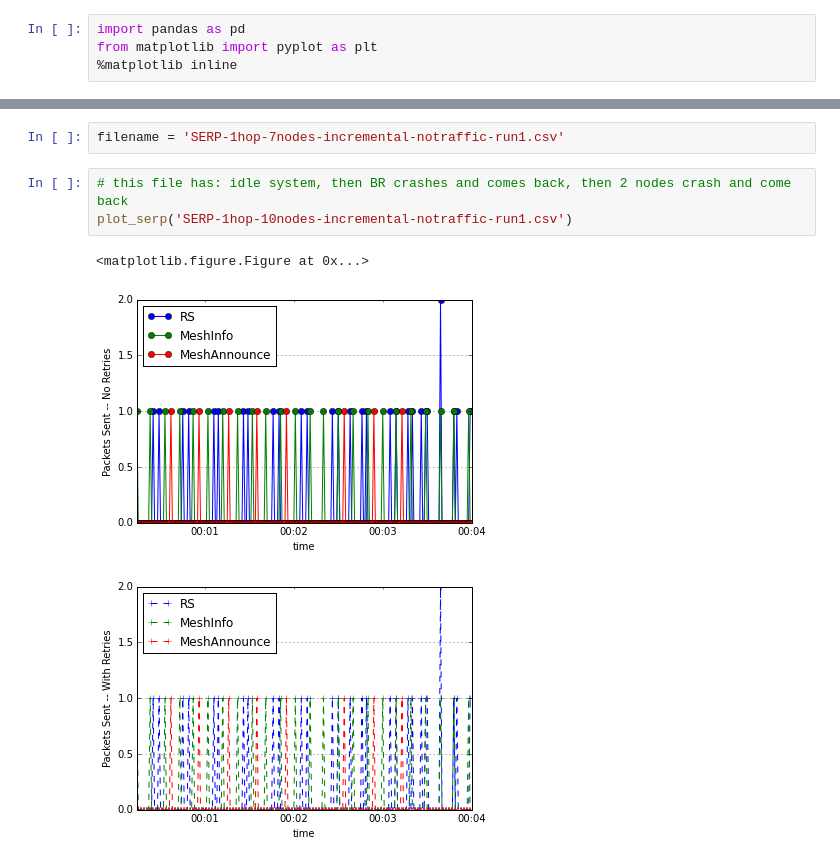
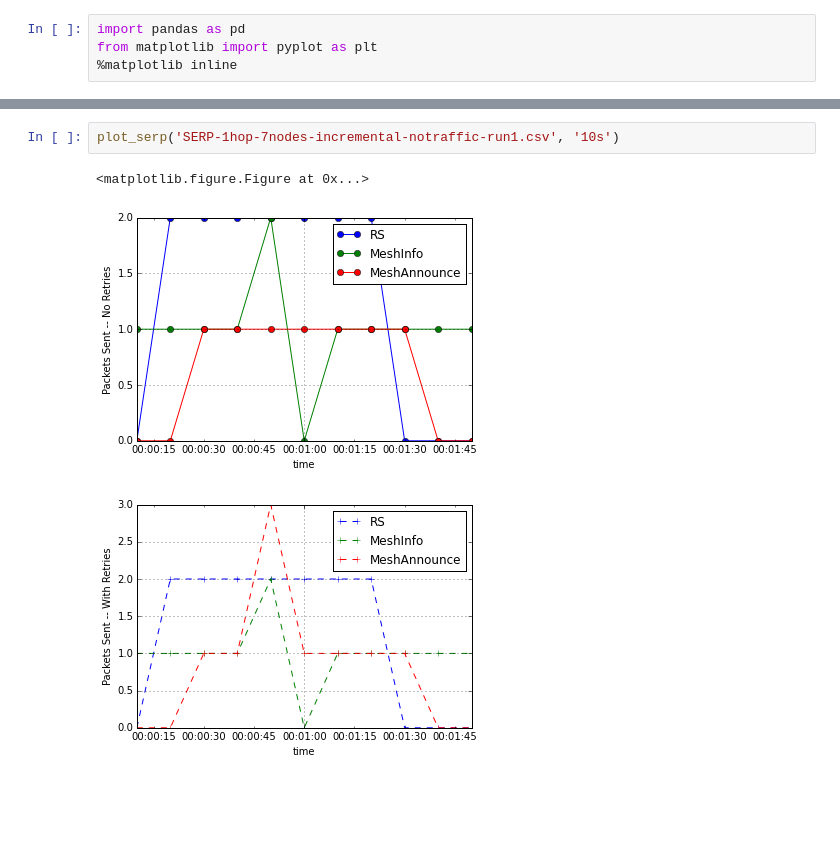
Before and after one commit to gtfierro/cs268-project, a Jupyter notebook: capture/data/plot_packet_trace.ipynb, the cells around one changed output, grey strips where cells are left out. Saved outputs shown, nothing was run; the diff lists cells and outputs as text; blank space fills up the shorter version.

```diff
--- a/capture/data/plot_packet_trace.ipynb
+++ b/capture/data/plot_packet_trace.ipynb
@@ -73,10 +80,7 @@ def plot_serp(filename):
 # %%
-filename = 'SERP-1hop-7nodes-incremental-notraffic-run1.csv'
+plot_serp('SERP-1hop-7nodes-incremental-notraffic-run1.csv', '10s')
+# %% [output]
+<matplotlib.figure.Figure at 0x...>
+[figure, added]
+[figure, added]
-# %%
-# this file has: idle system, then BR crashes and comes back, then 2 nodes crash and come back
-plot_serp('SERP-1hop-10nodes-incremental-notraffic-run1.csv')
-# %% [output]
-<matplotlib.figure.Figure at 0x...>
-[figure, removed]
-[figure, removed]
 # %%
```
Also changed, not shown: parts of 4 cells of this notebook, 1 other file.
